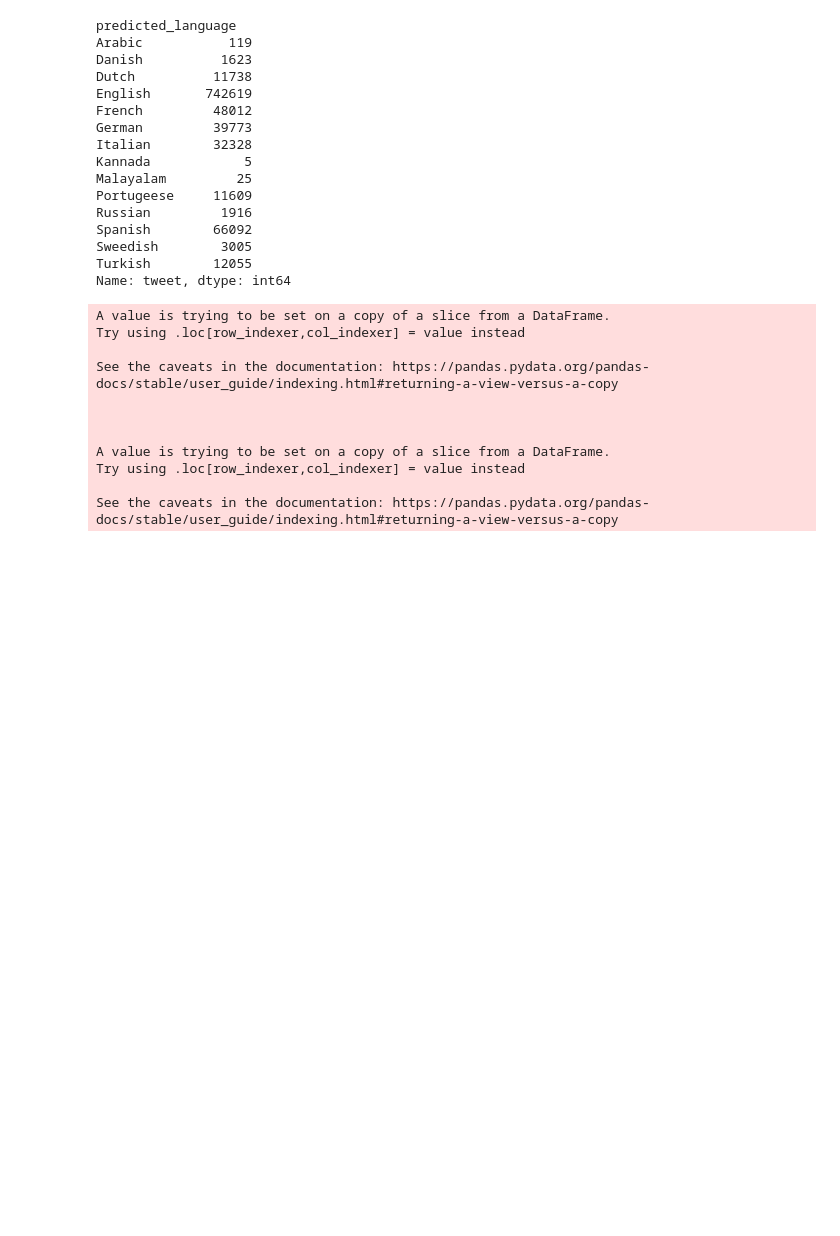
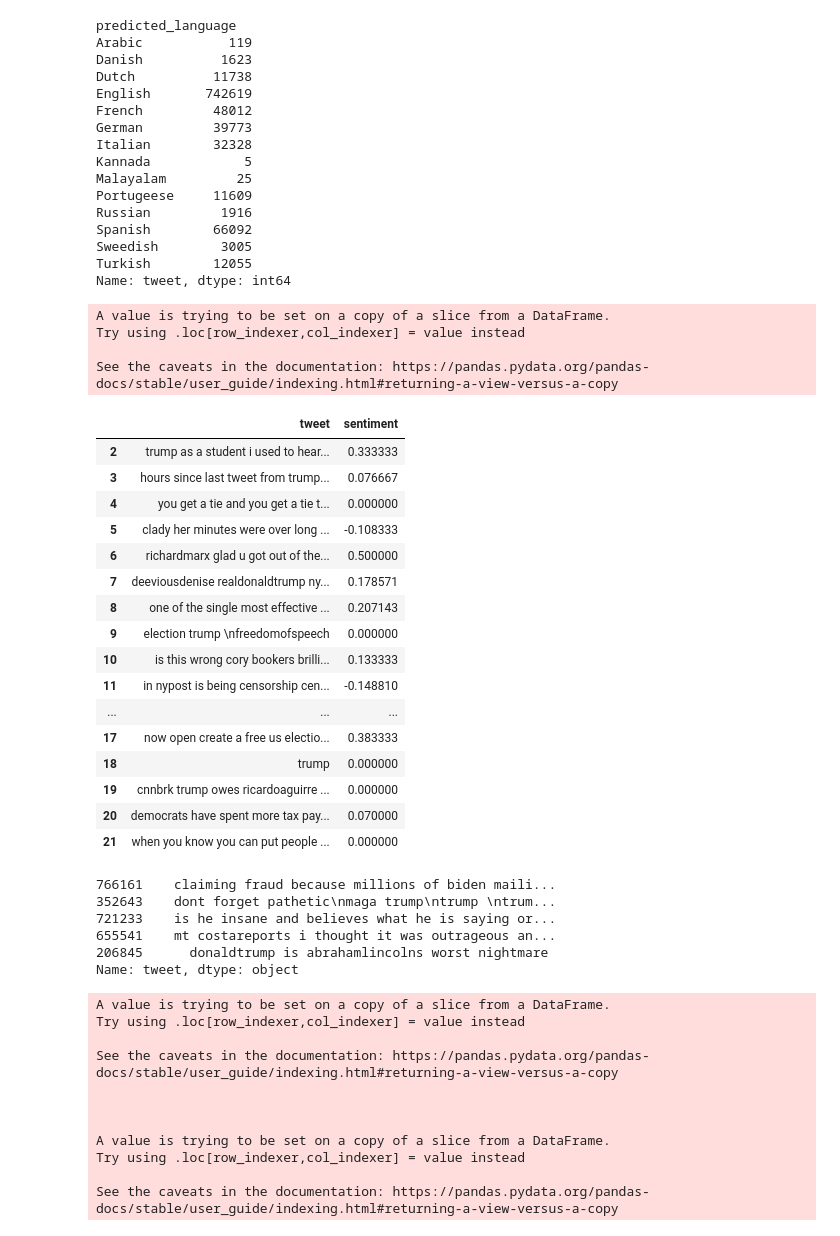
Before and after one commit to GulsahDurmaz/redi_fall2024_data_circle_twitter_project, a Jupyter notebook: Data_Circle_US_Election_2020_Tweets.ipynb, the cells around one changed output. Saved outputs shown, nothing was run; the diff lists cells and outputs as text; code cells hidden in the pictures; blank space fills up the shorter version.

```diff
--- a/Data_Circle_US_Election_2020_Tweets.ipynb
+++ b/Data_Circle_US_Election_2020_Tweets.ipynb
@@ -948,6 +948,48 @@ Spanish        66092
 Sweedish        3005
 Turkish        12055
 Name: tweet, dtype: int64
+# %%
+from textblob import TextBlob
+# Create a sample TextBlob
+english_tweets = trump_df[trump_df['predicted_language'] == 'English']
+# Get sentiment
+english_tweets['sentiment'] = english_tweets['tweet'].apply(lambda tweet: TextBlob(tweet).sentiment.polarity)
+# %% [output]
+A value is trying to be set on a copy of a slice from a DataFrame.
+Try using .loc[row_indexer,col_indexer] = value instead
+
+See the caveats in the documentation: https://pandas.pydata.org/pandas-docs/stable/user_guide/indexing.html#returning-a-view-versus-a-copy
+|  | tweet | sentiment |
+| 2 | trump as a student i used to hear... | 0.333333 |
+| 3 | hours since last tweet from trump... | 0.076667 |
+| 4 | you get a tie and you get a tie t... | 0.000000 |
+| 5 | clady her minutes were over long ... | -0.108333 |
+| 6 | richardmarx glad u got out of the... | 0.500000 |
+| 7 | deeviousdenise realdonaldtrump ny... | 0.178571 |
+| 8 | one of the single most effective ... | 0.207143 |
+| 9 | election trump \nfreedomofspeech | 0.000000 |
+| 10 | is this wrong cory bookers brilli... | 0.133333 |
+| 11 | in nypost is being censorship cen... | -0.148810 |
+| ... | ... | ... |
+| 17 | now open create a free us electio... | 0.383333 |
+| 18 | trump | 0.000000 |
+| 19 | cnnbrk trump owes ricardoaguirre ... | 0.000000 |
+| 20 | democrats have spent more tax pay... | 0.070000 |
+| 21 | when you know you can put people ... | 0.000000 |
+# %%
+# Check the results
+negative_tweets = english_tweets[english_tweets['sentiment'] < 0]
+most_negative_tweets = negative_tweets.sort_values(by='sentiment')
+
+pd.set_option('display.max_colwidth', None)
+most_negative_tweets['tweet'].head(5)
+# %% [output]
+766161    claiming fraud because millions of biden maili...
+352643    dont forget pathetic\nmaga trump\ntrump \ntrum...
+721233    is he insane and believes what he is saying or...
+655541    mt costareports i thought it was outrageous an...
+206845      donaldtrump is abrahamlincolns worst nightmare
+Name: tweet, dtype: object
 # %%
 # Lowercase conversion US
 # usa_trump_df['tweet'] = usa_trump_df['tweet'].str.lower()
```
Also changed, not shown: parts of 3 cells of this notebook, 3 other files.
